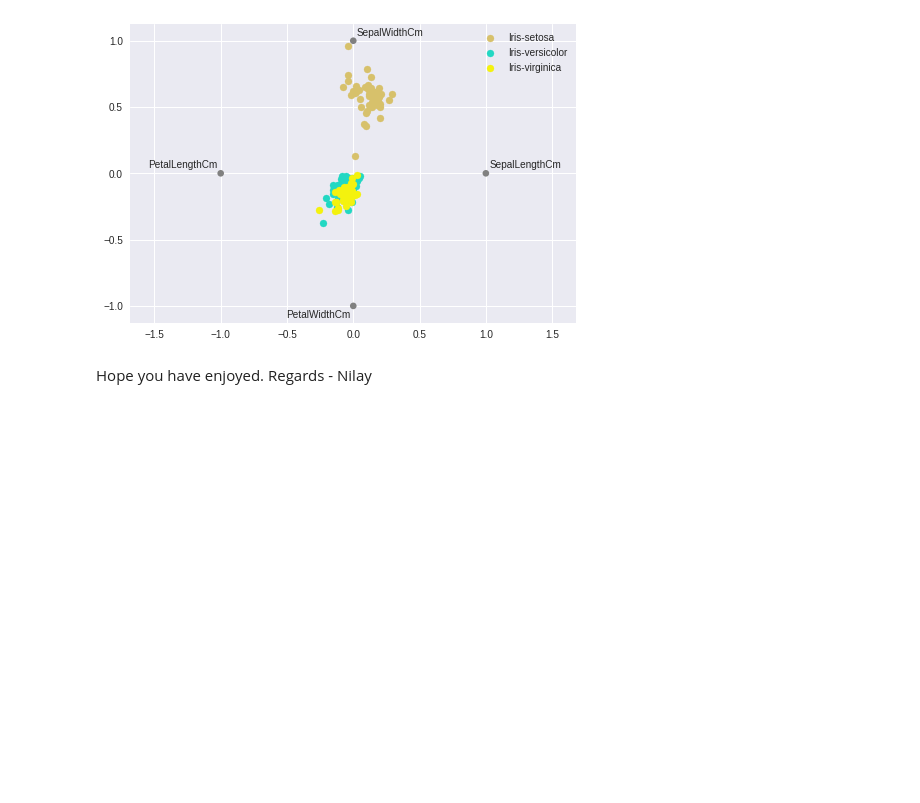
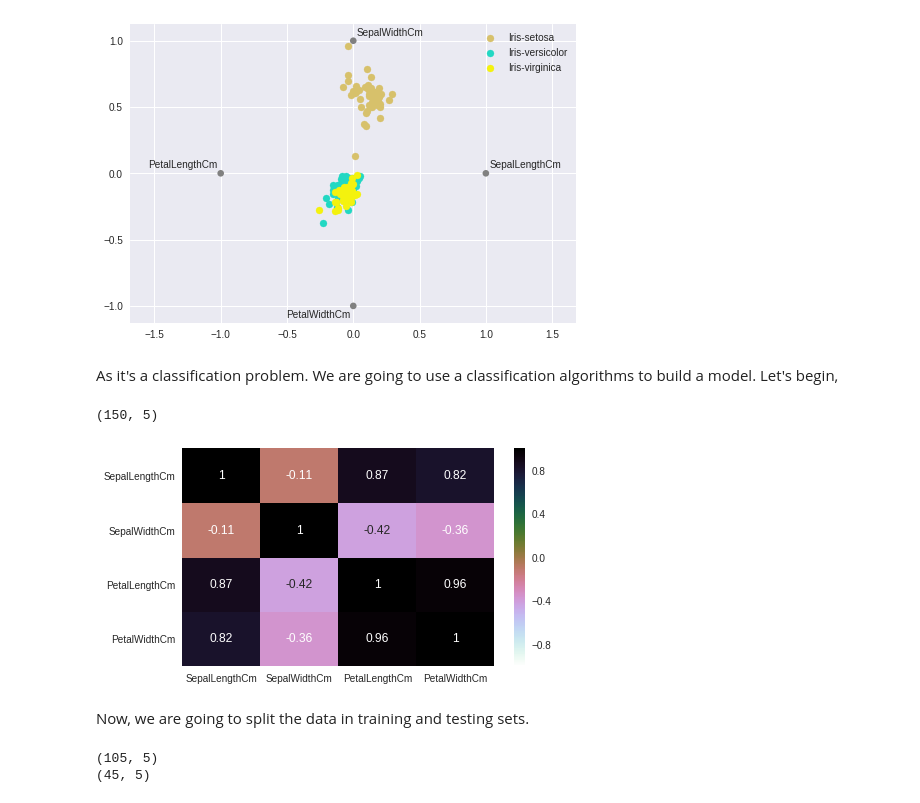
Before and after one commit to adityaadarsh/Iris-Exploratory-Data-Analysis-With-Machine-Learning, a Jupyter notebook: iris_notebook.ipynb, the cells around one changed output. Saved outputs shown, nothing was run; the diff lists cells and outputs as text; code cells hidden in the pictures; blank space fills up the shorter version.

```diff
--- a/iris_notebook.ipynb
+++ b/iris_notebook.ipynb
@@ -221,5 +217,5 @@ radviz(iris, "Species")
 # %% [output]
 <matplotlib.axes._subplots.AxesSubplot at 0x...>
 [figure]
-# %% [markdown]
-Hope you have enjoyed. Regards - Nilay
+# %% [markdown]
+As it's a classification problem. We are going to use a classification algorithms to build a model. Let's begin,
@@ -225,0 +230,19 @@ Hope you have enjoyed. Regards - Nilay
+# %%
+iris.shape #get the shape of the dataset
+# %% [output]
+(150, 5)
+# %%
+plt.figure(figsize=(7,4))
+sns.heatmap(iris.corr(),annot=True,cmap='cubehelix_r') #draws  heatmap with input as the correlation matrix calculted by(iris.corr())
+plt.show()
+# %% [output]
+[figure, added]
+# %% [markdown]
+Now, we are going to split the data in training and testing sets.
+# %%
+train, test = train_test_split(iris, test_size = 0.3) #  I am taking the attribute test_size=0.3
+print(train.shape)
+print(test.shape)
+# %% [output]
+(105, 5)
+(45, 5)
```
Also changed, not shown: parts of 19 cells of this notebook.
